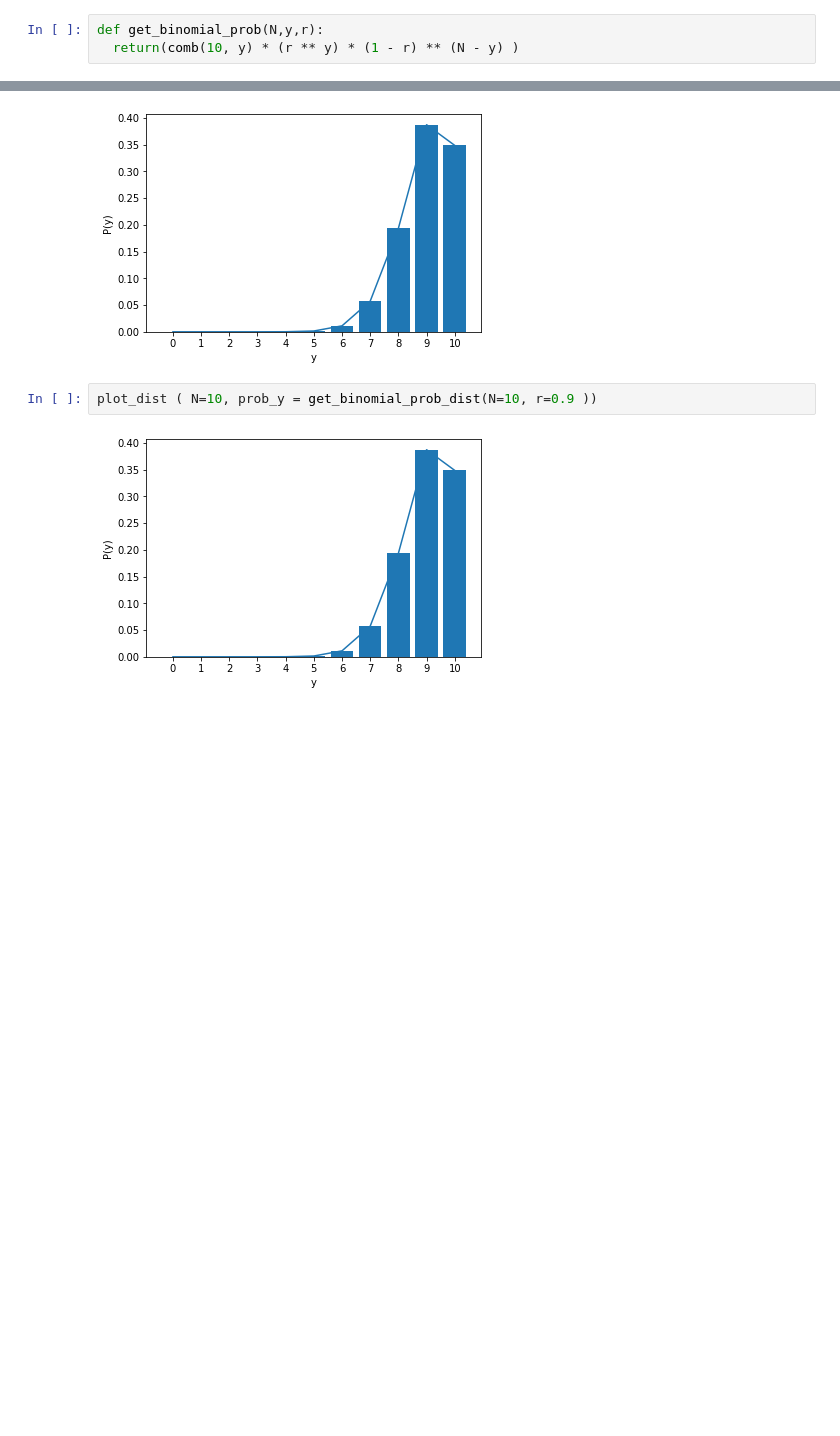
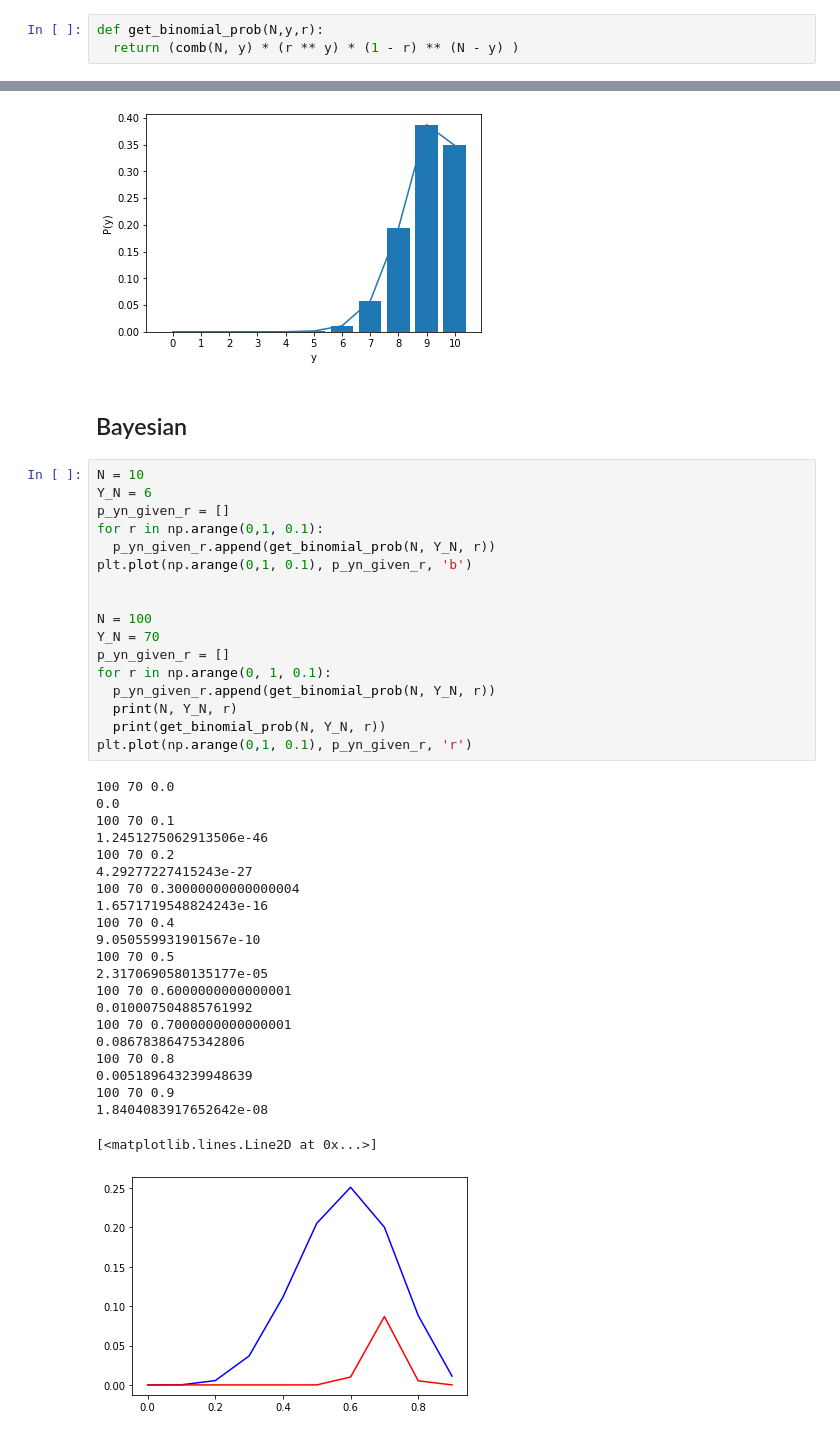
Before and after one commit to amir1m/learning-ml, a Jupyter notebook: FCML_CoinToss.ipynb, the cells around one changed output, grey strips where cells are left out. Saved outputs shown, nothing was run; the diff lists cells and outputs as text; blank space fills up the shorter version.

```diff
--- a/FCML_CoinToss.ipynb
+++ b/FCML_CoinToss.ipynb
@@ -6,6 +11,6 @@ import matplotlib.pyplot as plt
 # %%
 def get_binomial_prob(N,y,r):
-  return(comb(10, y) * (r ** y) * (1 - r) ** (N - y) )
+  return (comb(N, y) * (r ** y) * (1 - r) ** (N - y) )
 # %%
 def get_binomial_prob_dist(N = 10,r = 0.5):
   prob_y = []
@@ -28,7 +33,45 @@ plot_dist(get_binomial_prob_dist(N = 10, r = 0.5))
 plot_dist(get_binomial_prob_dist(N = 10, r = 0.9))
 # %% [output]
 [figure]
-# %%
-plot_dist ( N=10, prob_y = get_binomial_prob_dist(N=10, r=0.9 ))
-# %% [output]
-[figure, removed]
+# %% [markdown]
+## Bayesian
+# %%
+N = 10
+Y_N = 6
+p_yn_given_r = []
+for r in np.arange(0,1, 0.1):
+  p_yn_given_r.append(get_binomial_prob(N, Y_N, r))
+plt.plot(np.arange(0,1, 0.1), p_yn_given_r, 'b')
+
+
+N = 100
+Y_N = 70
+p_yn_given_r = []
+for r in np.arange(0, 1, 0.1):
+  p_yn_given_r.append(get_binomial_prob(N, Y_N, r))
+  print(N, Y_N, r)
+  print(get_binomial_prob(N, Y_N, r))
+plt.plot(np.arange(0,1, 0.1), p_yn_given_r, 'r')
+# %% [output]
+100 70 0.0
+0.0
+100 70 0.1
+1.2451275062913506e-46
+100 70 0.2
+4.29277227415243e-27
+100 70 0.30000000000000004
+1.6571719548824243e-16
+100 70 0.4
+9.050559931901567e-10
+100 70 0.5
+2.3170690580135177e-05
+100 70 0.6000000000000001
+0.010007504885761992
+100 70 0.7000000000000001
+0.08678386475342806
+100 70 0.8
+0.005189643239948639
+100 70 0.9
+1.8404083917652642e-08
+[<matplotlib.lines.Line2D at 0x...>]
+[figure, added]
```
Also changed, not shown: parts of 7 cells of this notebook.
